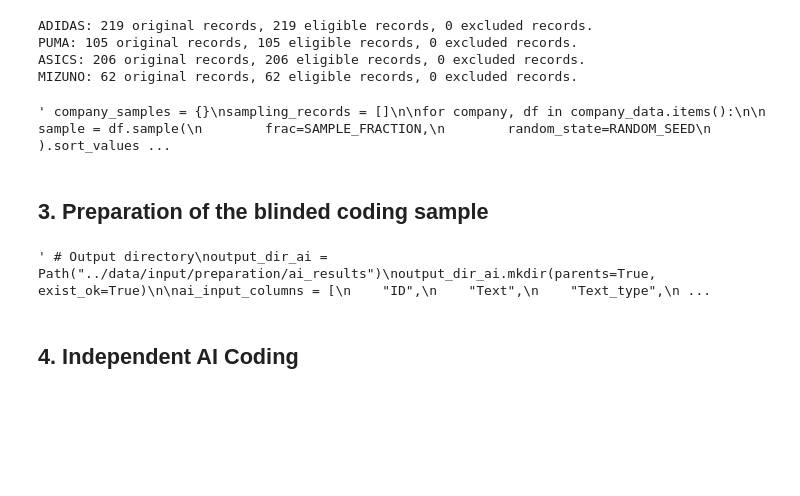
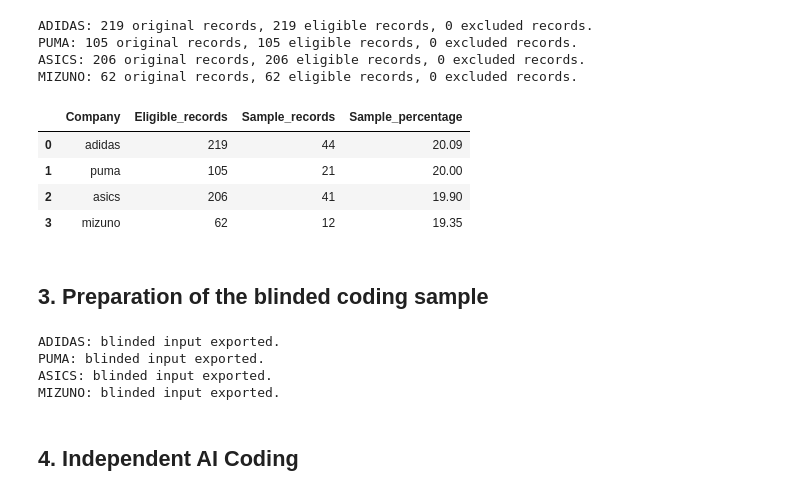
Before and after one commit to sawiDR/CEOCommunication, a Jupyter notebook: notebook/04_extension_intercoder_reliability.ipynb, the cells around one changed output. Saved outputs shown, nothing was run; the diff lists cells and outputs as text; code cells hidden in the pictures; blank space fills up the shorter version.

```diff
--- a/notebook/04_extension_intercoder_reliability.ipynb
+++ b/notebook/04_extension_intercoder_reliability.ipynb
@@ -193,36 +234,39 @@ PUMA: 105 original records, 105 eligible records, 0 excluded records.
 ASICS: 206 original records, 206 eligible records, 0 excluded records.
 MIZUNO: 62 original records, 62 eligible records, 0 excluded records.
 # %%
-""" company_samples = {}
+company_samples = {}
 sampling_records = []
 
 for company, df in company_data.items():
 
     sample = df.sample(
         frac=SAMPLE_FRACTION,
         random_state=RANDOM_SEED
     ).sort_values("ID").reset_index(drop=True)
 
     company_samples[company] = sample
 
     sampling_records.append({
         "Company": company,
         "Eligible_records": len(df),
         "Sample_records": len(sample),
         "Sample_percentage": round(
             len(sample) / len(df) * 100, 2
         ) if len(df) else np.nan
     })
 
 sampling_summary = pd.DataFrame(sampling_records)
 display(sampling_summary)
- """
 # %% [output]
-' company_samples = {}\nsampling_records = []\n\nfor company, df in company_data.items():\n\n    sample = df.sample(\n        frac=SAMPLE_FRACTION,\n        random_state=RANDOM_SEED\n    ).sort_values ...
+|  | Company | Eligible_records | Sample_records | Sample_percentage |
+| 0 | adidas | 219 | 44 | 20.09 |
+| 1 | puma | 105 | 21 | 20.00 |
+| 2 | asics | 206 | 41 | 19.90 |
+| 3 | mizuno | 62 | 12 | 19.35 |
 # %% [markdown]
 ## 3. Preparation of the blinded coding sample
 # %%
-""" # Output directory
+# Output directory for AI analysis
 output_dir_ai = Path("../data/input/preparation/ai_results")
 output_dir_ai.mkdir(parents=True, exist_ok=True)
 
@@ -275,9 +319,12 @@ for company, sample in company_samples.items():
         index=False
     )
 
-    print(f"{company.upper()}: blinded input exported.") """
+    print(f"{company.upper()}: blinded input exported.")
 # %% [output]
-' # Output directory\noutput_dir_ai = Path("../data/input/preparation/ai_results")\noutput_dir_ai.mkdir(parents=True, exist_ok=True)\n\nai_input_columns = [\n    "ID",\n    "Text",\n    "Text_type",\n ...
+ADIDAS: blinded input exported.
+PUMA: blinded input exported.
+ASICS: blinded input exported.
+MIZUNO: blinded input exported.
 # %% [markdown]
 ## 4. Independent AI Coding
 # %% [markdown]
```
Also changed, not shown: parts of 6 cells of this notebook, 30 other files.
